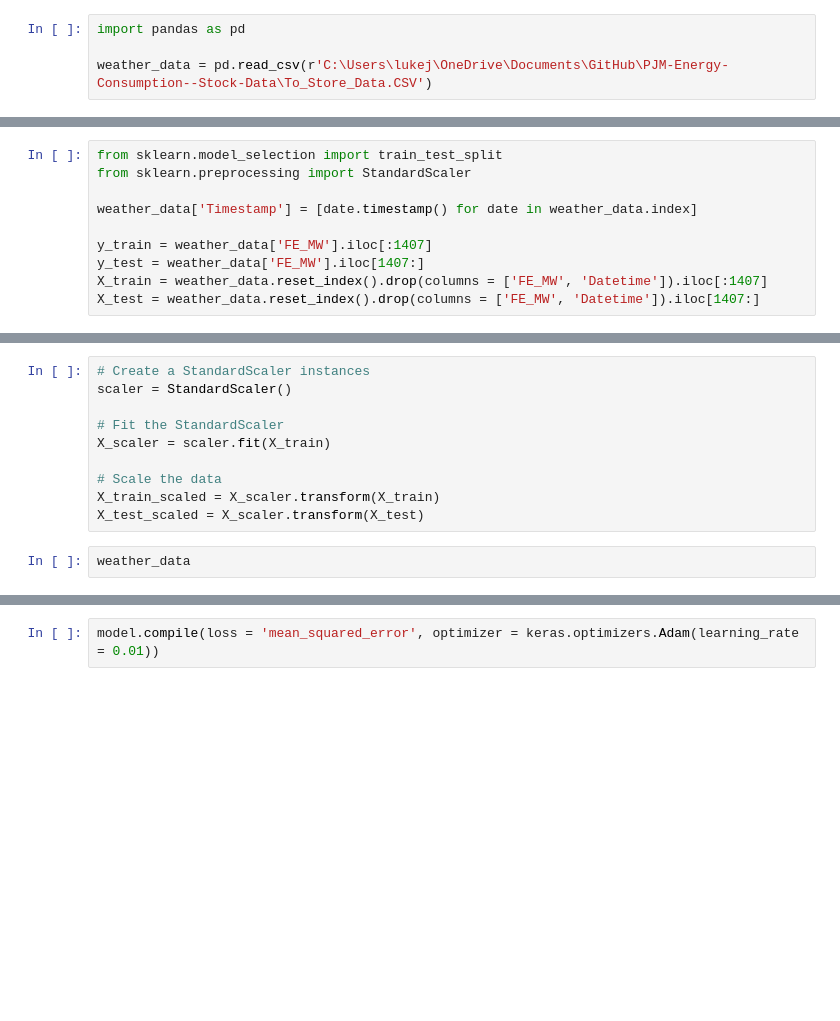
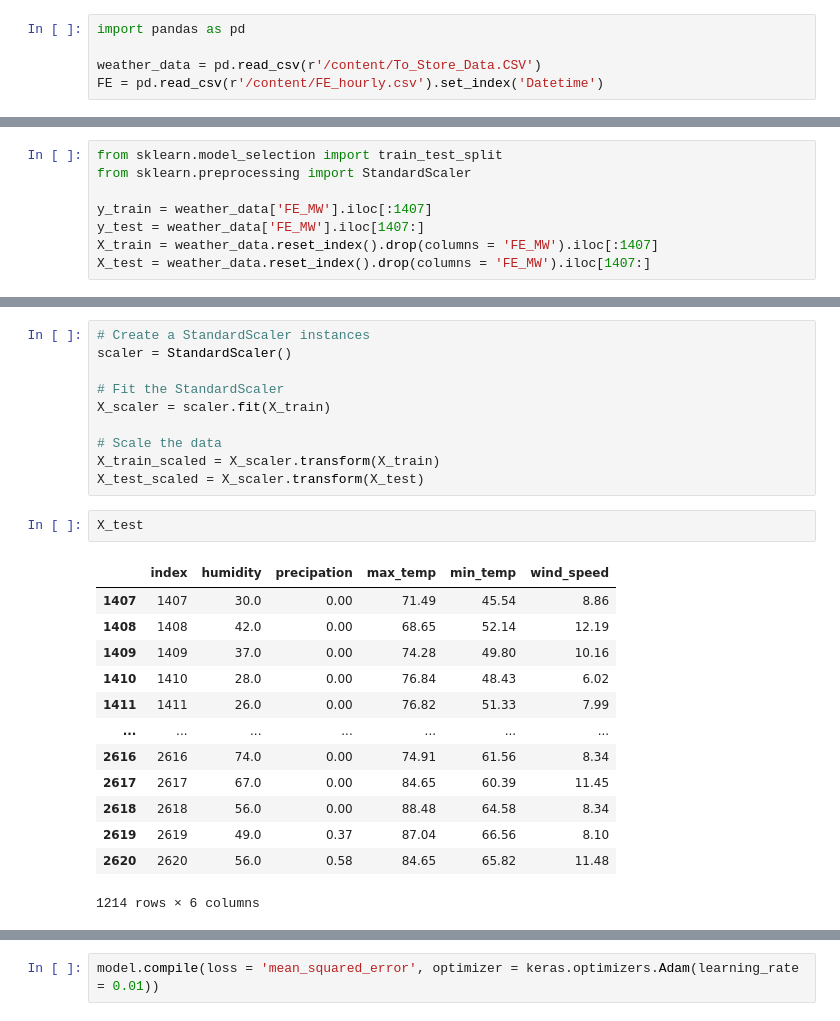
Before and after one commit to lukejjacobs/PJM-Energy-Consumption--Stock-Data, a Jupyter notebook: Colab_Energy.ipynb, the cells around one changed output, grey strips where cells are left out. Drawn from its saved outputs; the diff is of its cells as text; blank space fills up the shorter version.

```diff
--- a/Colab_Energy.ipynb
+++ b/Colab_Energy.ipynb
@@ -1,4 +1,5 @@
 # %%
 import pandas as pd
 
-weather_data = pd.read_csv(r'C:\Users\lukej\OneDrive\Documents\GitHub\PJM-Energy-Consumption--Stock-Data\To_Store_Data.CSV')
+weather_data = pd.read_csv(r'/content/To_Store_Data.CSV')
+FE = pd.read_csv(r'/content/FE_hourly.csv').set_index('Datetime')
@@ -6,9 +23,7 @@ weather_data = pd.read_csv(r'C:\Users\lukej\OneDrive\Documents\GitHub\PJM-Energy
 from sklearn.model_selection import train_test_split
 from sklearn.preprocessing import StandardScaler
 
-weather_data['Timestamp'] = [date.timestamp() for date in weather_data.index]
-
 y_train = weather_data['FE_MW'].iloc[:1407]
 y_test = weather_data['FE_MW'].iloc[1407:]
-X_train = weather_data.reset_index().drop(columns = ['FE_MW', 'Datetime']).iloc[:1407]
-X_test = weather_data.reset_index().drop(columns = ['FE_MW', 'Datetime']).iloc[1407:]
+X_train = weather_data.reset_index().drop(columns = 'FE_MW').iloc[:1407]
+X_test = weather_data.reset_index().drop(columns = 'FE_MW').iloc[1407:]
@@ -24,8 +37,22 @@ X_scaler = scaler.fit(X_train)
 # Scale the data
 X_train_scaled = X_scaler.transform(X_train)
 X_test_scaled = X_scaler.transform(X_test)
-# %%
-weather_data
+# %%
+X_test
+# %% [output]
+|  | index | humidity | precipation | max_temp | min_temp | wind_speed |
+| 1407 | 1407 | 30.0 | 0.00 | 71.49 | 45.54 | 8.86 |
+| 1408 | 1408 | 42.0 | 0.00 | 68.65 | 52.14 | 12.19 |
+| 1409 | 1409 | 37.0 | 0.00 | 74.28 | 49.80 | 10.16 |
+| 1410 | 1410 | 28.0 | 0.00 | 76.84 | 48.43 | 6.02 |
+| 1411 | 1411 | 26.0 | 0.00 | 76.82 | 51.33 | 7.99 |
+| ... | ... | ... | ... | ... | ... | ... |
+| 2616 | 2616 | 74.0 | 0.00 | 74.91 | 61.56 | 8.34 |
+| 2617 | 2617 | 67.0 | 0.00 | 84.65 | 60.39 | 11.45 |
+| 2618 | 2618 | 56.0 | 0.00 | 88.48 | 64.58 | 8.34 |
+| 2619 | 2619 | 49.0 | 0.37 | 87.04 | 66.56 | 8.10 |
+| 2620 | 2620 | 56.0 | 0.58 | 84.65 | 65.82 | 11.48 |
+1214 rows × 6 columns
 # %%
 import keras
 from keras import layers
```
Also changed, not shown: parts of 9 cells of this notebook.
